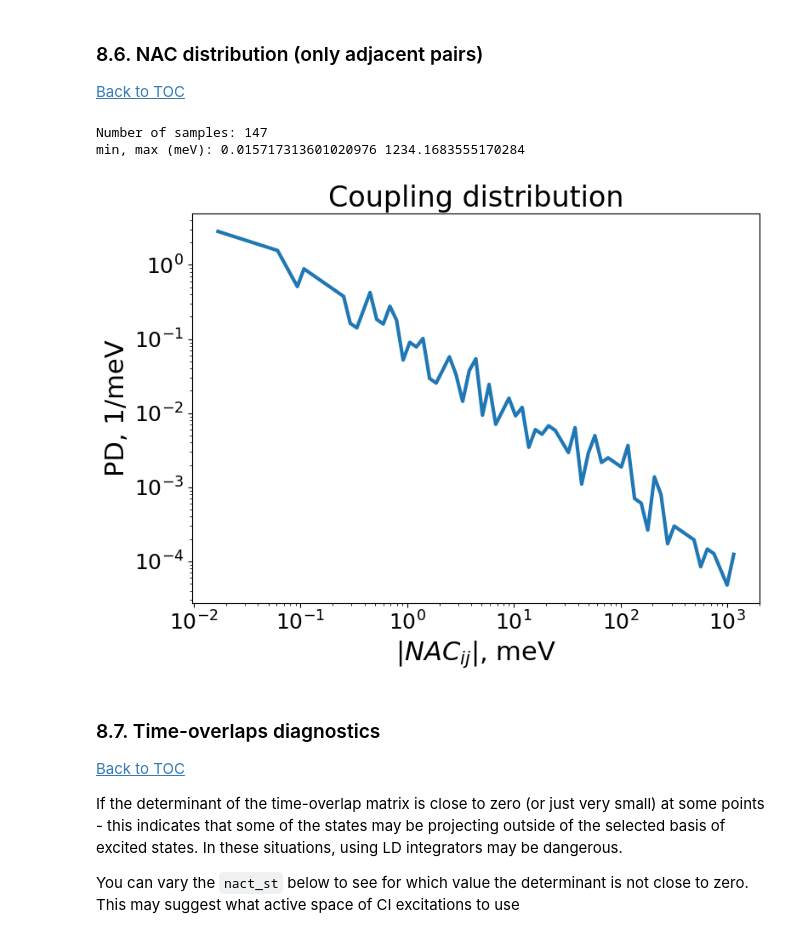
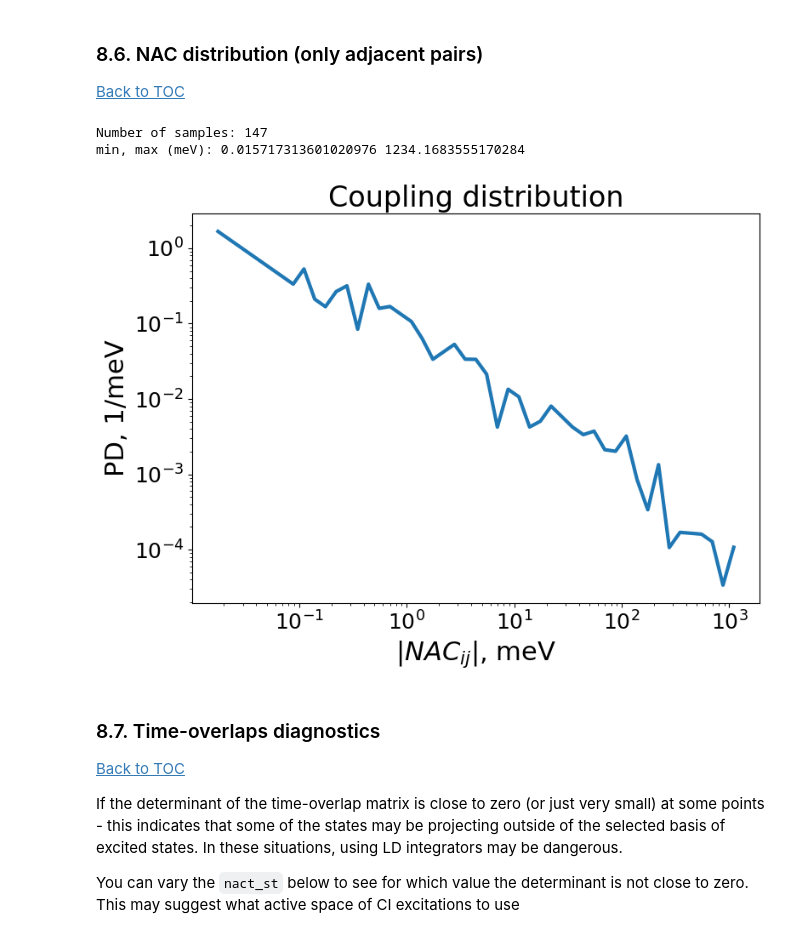
Before and after one commit to compchem-cybertraining/Tutorials_Libra, a Jupyter notebook: 6_dynamics/2_nbra_workflows/9_step4/tutorial.ipynb, the cells around one changed output. Drawn from its saved outputs; the diff is of its cells as text; code cells hidden in the pictures.

```diff
--- a/6_dynamics/2_nbra_workflows/9_step4/tutorial.ipynb
+++ b/6_dynamics/2_nbra_workflows/9_step4/tutorial.ipynb
@@ -209,7 +209,10 @@ def read_files_old(data_path, istep, fstep):
 # %% [markdown]
 ### 2.2. Function for reading new style (.txt) files
 # %%
-def read_files_new(data_path, istep, fstep):
+def read_files_new(data_path, istep, fstep, dt):
+    """
+    dt - in fs
+    """
 
     nsteps = fstep - istep
     NSTEPS = nsteps
@@ -237,8 +240,7 @@ def read_files_new(data_path, istep, fstep):
 
         # NACs
         #nac_adi =  (ham_adi - hvib_adi)*(0.0+1.0j)
-        dt = 0.5*units.fs2au
-        nac_adi = (st - st.H())/(2.0*dt)
+        nac_adi = (st - st.H())/(2.0*dt * units.fs2au)
         NAC_adi.append(nac_adi)
 
         # Adiabatic vibronic Hamiltonian
@@ -321,8 +325,9 @@ data_path = 'data3/res'
 istep = 0    # the first timestep to read
 fstep = 49 # the last timestep to read
 ISTATE = 1
+DT = 0.5
 
-NSTEPS, NSTATES, St_adi, Ham_adi, Hvib_adi, NAC_adi, Basis_transform = read_files_new(data_path, istep, fstep)
+NSTEPS, NSTATES, St_adi, Ham_adi, Hvib_adi, NAC_adi, Basis_transform = read_files_new(data_path, istep, fstep, DT)
 # %% [output]
 Number of steps = 49
 NSTATES = 4
@@ -1323,36 +1337,36 @@ print("min, max (meV):", np.min(all_couplings), np.max(all_couplings))
 bins = np.logspace(
     np.log10(np.min(all_couplings)),
     np.log10(np.max(all_couplings)),
-    80
+    50
 )
 
 hist, edges = np.histogram(all_couplings, bins=bins, density=True)
 centers = np.sqrt(edges[:-1] * edges[1:])   # geometric centers for log bins
 
 # Keep only nonzero histogram values
 mask = hist > 0
 
 # ----------------------------
 # Plot
 # ----------------------------
 plt.figure(figsize=(8,6))
 plt.plot(centers[mask], hist[mask], linewidth=3)
 
 plt.xscale("log")
 plt.yscale("log")
 
 plt.xlabel(r"$|NAC_{ij}|$, meV", fontsize=22)
 plt.ylabel("PD, 1/meV", fontsize=22)
 plt.title("Coupling distribution", fontsize=24)
 
 plt.xticks(fontsize=18)
 plt.yticks(fontsize=18)
 plt.tight_layout()
 plt.show()
 # %% [output]
 Number of samples: 147
 min, max (meV): 0.015717313601020976 1234.1683555170284
-[figure, old version]
+[figure, new version]
 # %% [markdown]
 ### 8.7. Time-overlaps diagnostics
 <a name="8.7"></a>[Back to TOC](#toc)
```
Also changed, not shown: parts of 10 cells of this notebook, 2 other files.
